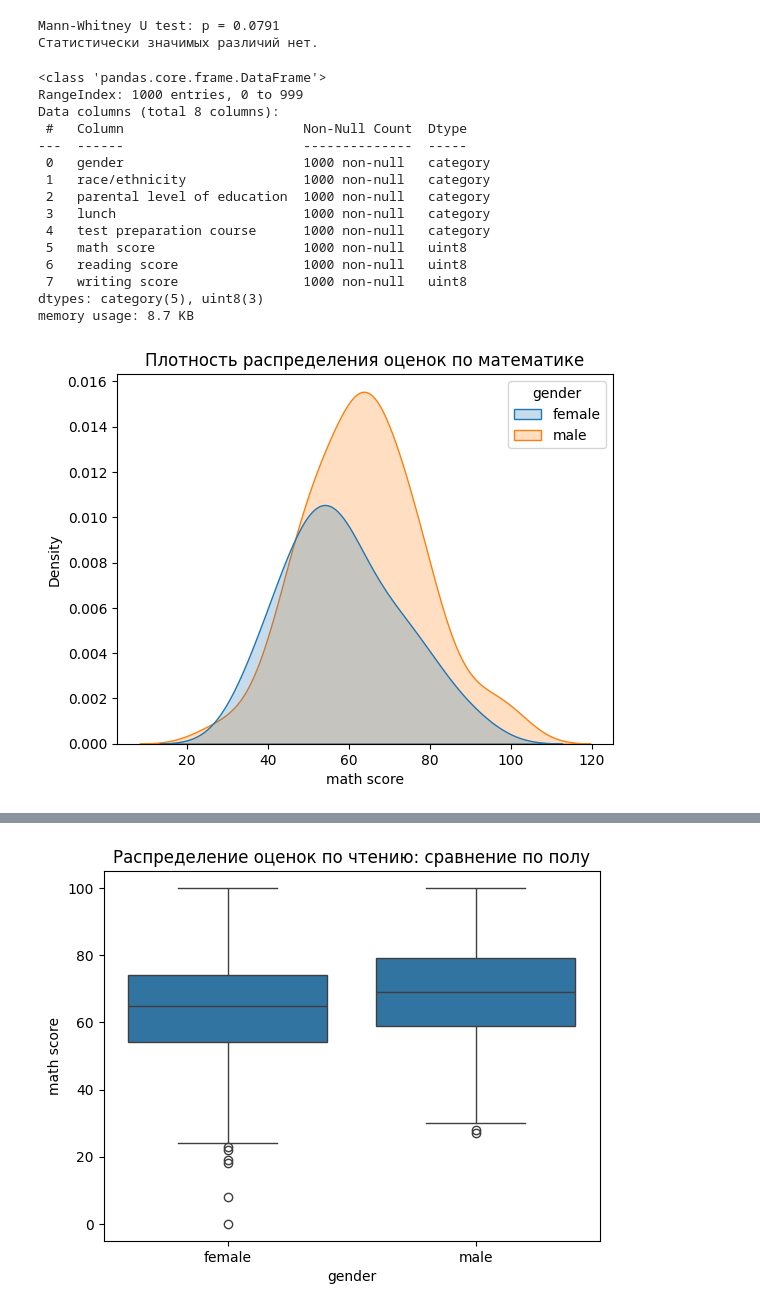
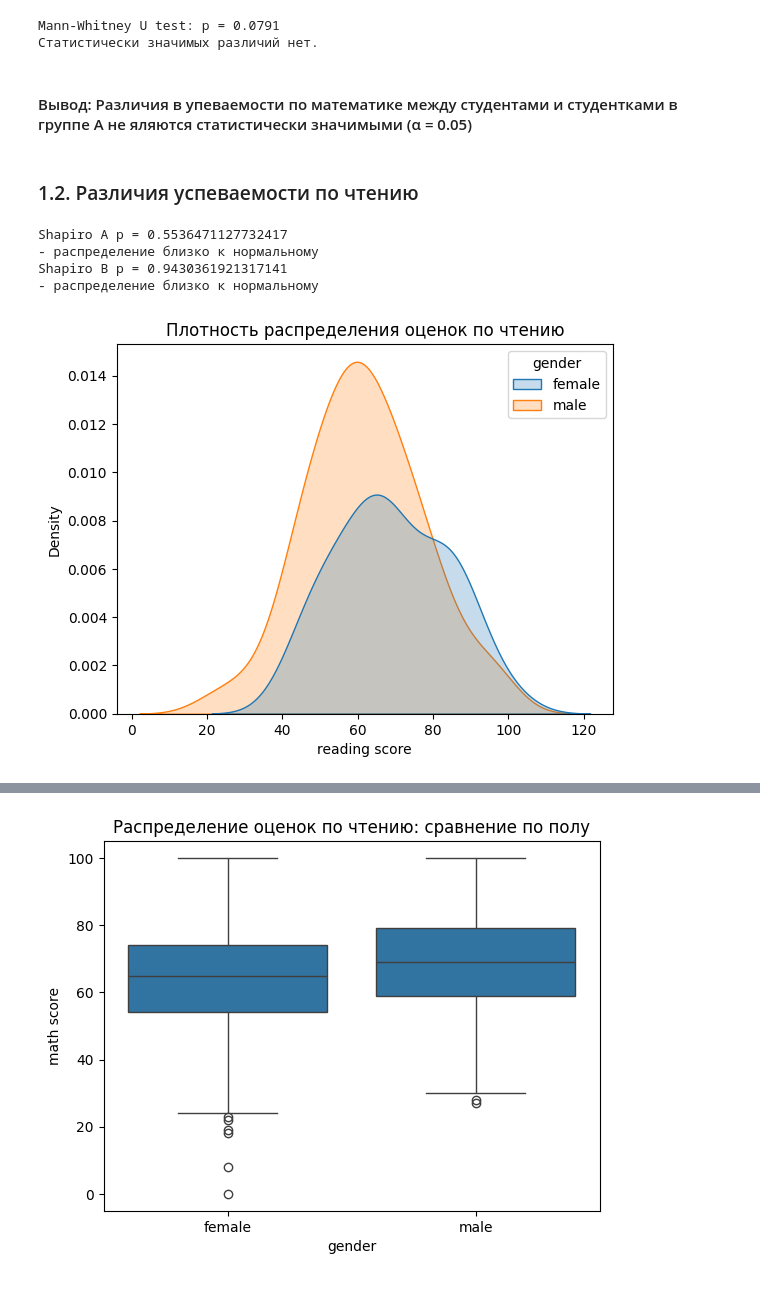
Before and after one commit to AlexanderGajduk/data_analytics, a Jupyter notebook: StudentsAchievements.ipynb, the cells around one changed output, grey strips where cells are left out. Saved outputs shown, nothing was run; the diff lists cells and outputs as text; code cells hidden in the pictures.

```diff
--- a/StudentsAchievements.ipynb
+++ b/StudentsAchievements.ipynb
@@ -331,27 +316,33 @@ else:
 # %% [output]
 Mann-Whitney U test: p = 0.0791
 Статистически значимых различий нет.
-# %%
-df.info()
-# %% [output]
-<class 'pandas.core.frame.DataFrame'>
-RangeIndex: 1000 entries, 0 to 999
-Data columns (total 8 columns):
- #   Column                       Non-Null Count  Dtype
----  ------                       --------------  -----
- 0   gender                       1000 non-null   category
- 1   race/ethnicity               1000 non-null   category
- 2   parental level of education  1000 non-null   category
- 3   lunch                        1000 non-null   category
- 4   test preparation course      1000 non-null   category
- 5   math score                   1000 non-null   uint8
- 6   reading score                1000 non-null   uint8
- 7   writing score                1000 non-null   uint8
-dtypes: category(5), uint8(3)
-memory usage: 8.7 KB
-# %%
-sns.kdeplot(data=df[(df['race/ethnicity'] == 'group A')], x='math score', hue='gender', fill=True)
-plt.title('Плотность распределения оценок по математике')
-plt.show()
-# %% [output]
-[figure, removed]
+# %% [markdown]
+#### Вывод: Различия в упеваемости по математике между студентами и студентками в группе А не яляются статистически значимыми (α = 0.05)
+# %% [markdown]
+### 1.2. Различия успеваемости по чтению
+# %%
+group_A = df[(df['gender'] == 'female') & (df['race/ethnicity'] == 'group A')]['reading score']
+group_B = df[(df['gender'] == 'male') & (df['race/ethnicity'] == 'group A')]['reading score']
+shapiro_A = stats.shapiro(group_A)
+shapiro_B = stats.shapiro(group_B)
+print("Shapiro A p =", shapiro_A.pvalue)
+if shapiro_A.pvalue > 0.05:
+    print ('- распределение близко к нормальному')
+else:
+    print('- не нормальное распределение')
+print("Shapiro B p =", shapiro_B.pvalue)
+if shapiro_B.pvalue > 0.05:
+    print ('- распределение близко к нормальному')
+else:
+    print('- не нормальное распределение')
+# %% [output]
+Shapiro A p = 0.5536471127732417
+- распределение близко к нормальному
+Shapiro B p = 0.9430361921317141
+- распределение близко к нормальному
+# %%
+sns.kdeplot(data=df[(df['race/ethnicity'] == 'group A')], x='reading score', hue='gender', fill=True)
+plt.title('Плотность распределения оценок по чтению')
+plt.show()
+# %% [output]
+[figure, added]
```
Also changed, not shown: parts of 14 cells of this notebook.
